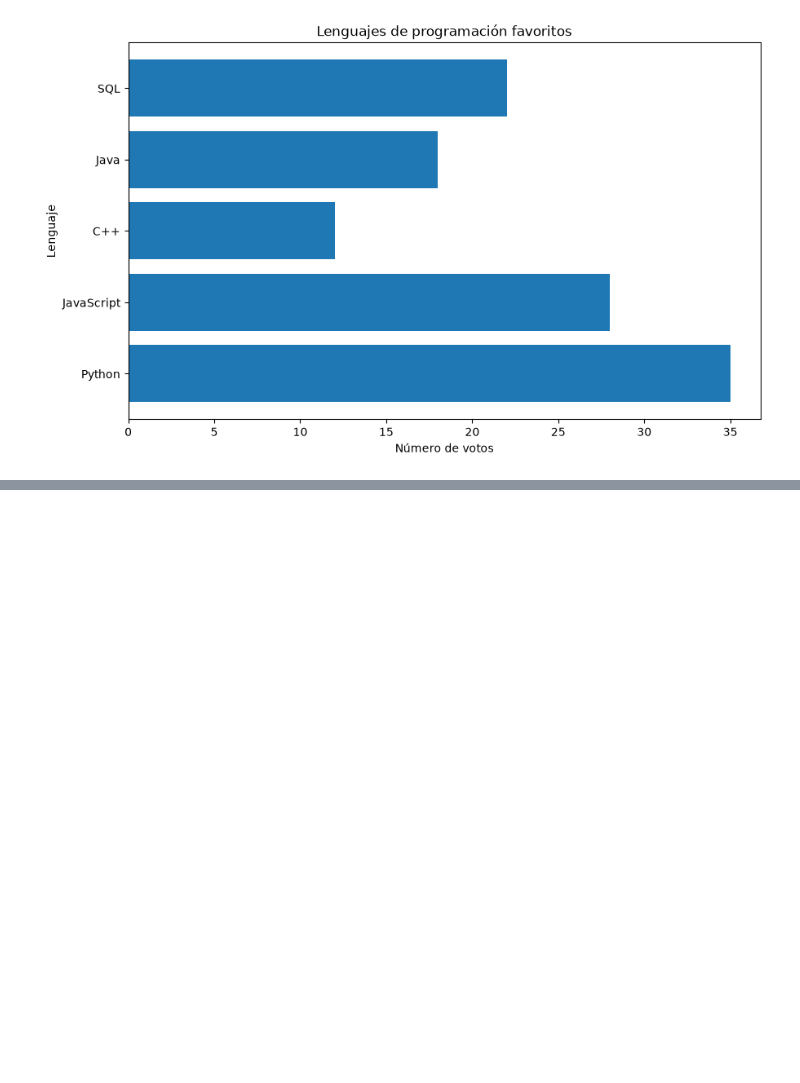
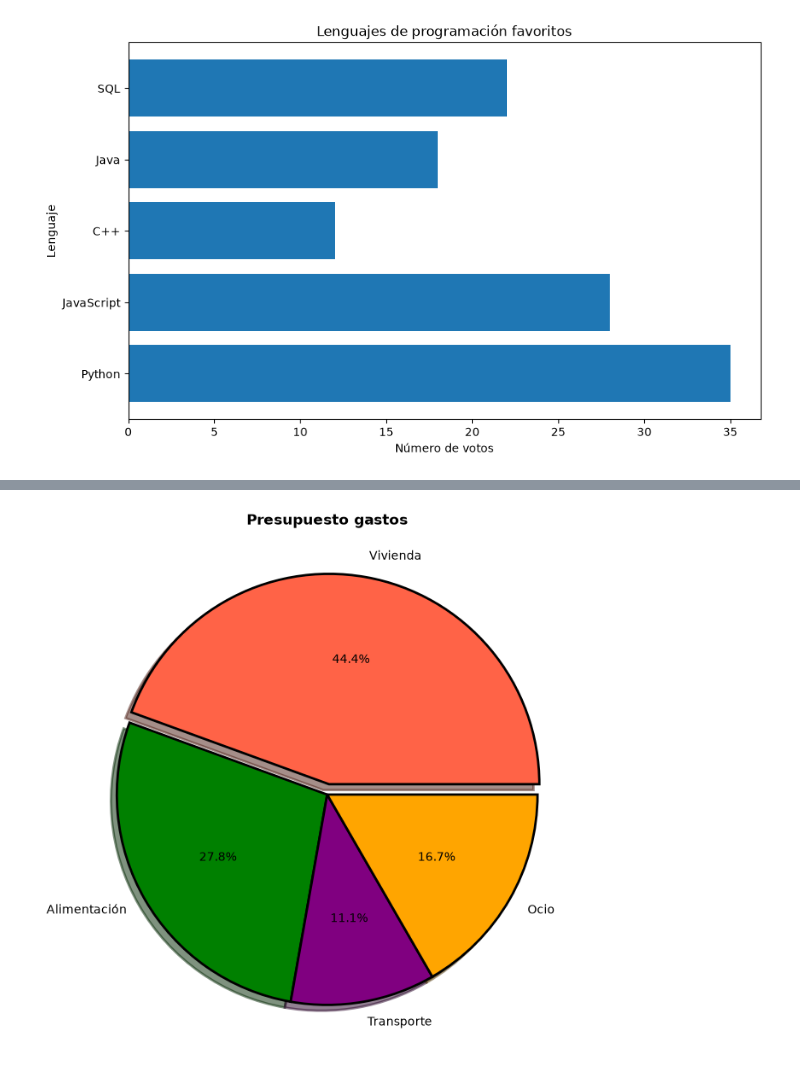
Before and after one commit to LaraDelCerro/Clases-python-big-data, a Jupyter notebook: 10_visualización_datos/01_matplotlib.ipynb, the cells around one changed output, grey strips where cells are left out. Drawn from its saved outputs; the diff is of its cells as text; code cells hidden in the pictures; blank space fills up the shorter version.

```diff
--- a/10_visualización_datos/01_matplotlib.ipynb
+++ b/10_visualización_datos/01_matplotlib.ipynb
@@ -70,0 +101,22 @@ Text(0, 0.5, 'Lenguaje')
+# %%
+presupuesto = {
+    "categoria": ["Vivienda", "Alimentación", "Transporte", "Ocio"],
+    "gastos_euros": [400, 250, 100, 150]
+}
+
+df_presupuesto = pd.DataFrame(presupuesto)
+
+plt.figure(figsize=(8,8))
+plt.pie(
+    df_presupuesto['gastos_euros'],
+    labels=df_presupuesto['categoria'],
+    autopct='%1.1f%%',
+    colors=['tomato', 'green', 'purple', 'orange'],
+    explode=[0.05,0,0,0], #recibe un array y separa los elementos,
+    shadow=True, #sombra,
+    wedgeprops={'edgecolor': 'black', 'linewidth':2} #borde
+)
+plt.title('Presupuesto gastos', fontweight="bold")
+plt.show()
+# %% [output]
+[figure, added]
```
Also changed, not shown: parts of 7 cells of this notebook, 11 other files.
